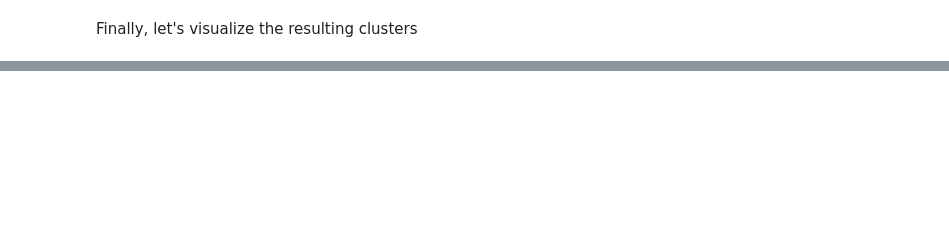
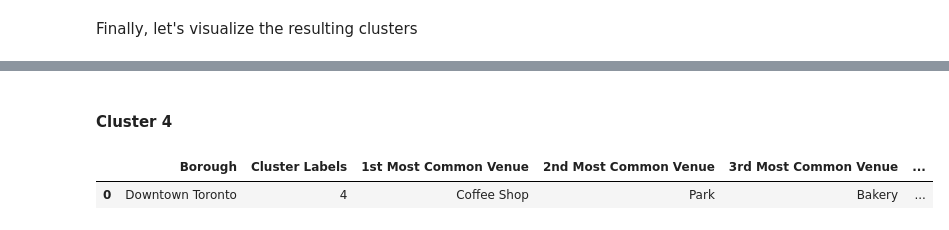
Before and after one commit to gillesw/capstone_ibm, a Jupyter notebook: Module 3/Module3-part3.ipynb, the cells around one changed output, grey strips where cells are left out. Saved outputs shown, nothing was run; the diff lists cells and outputs as text; code cells hidden in the pictures; blank space fills up the shorter version.

```diff
--- a/Module 3/Module3-part3.ipynb
+++ b/Module 3/Module3-part3.ipynb
@@ -539,0 +586,7 @@ map_clusters
+# %% [markdown]
+#### Cluster 4
+# %%
+t_merged.loc[t_merged['Cluster Labels'] == 4, t_merged.columns[[1] + list(range(5, t_merged.shape[1]))]]
+# %% [output]
+|  | Borough | Cluster Labels | 1st Most Common Venue | 2nd Most Common Venue | 3rd Most Common Venue | ... |
+| 0 | Downtown Toronto | 4 | Coffee Shop | Park | Bakery | ... |
```
Also changed, not shown: parts of 18 cells of this notebook, 1 other file.
